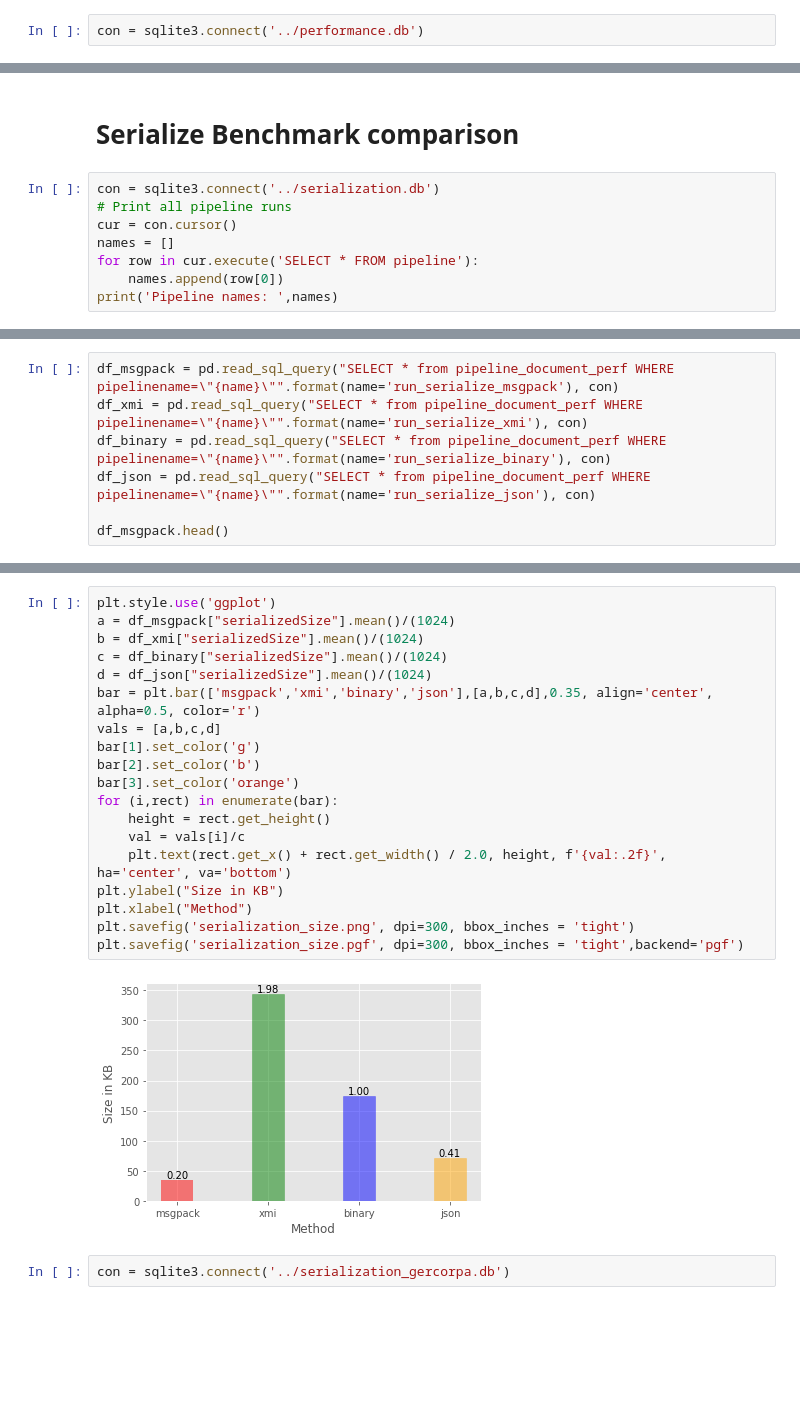
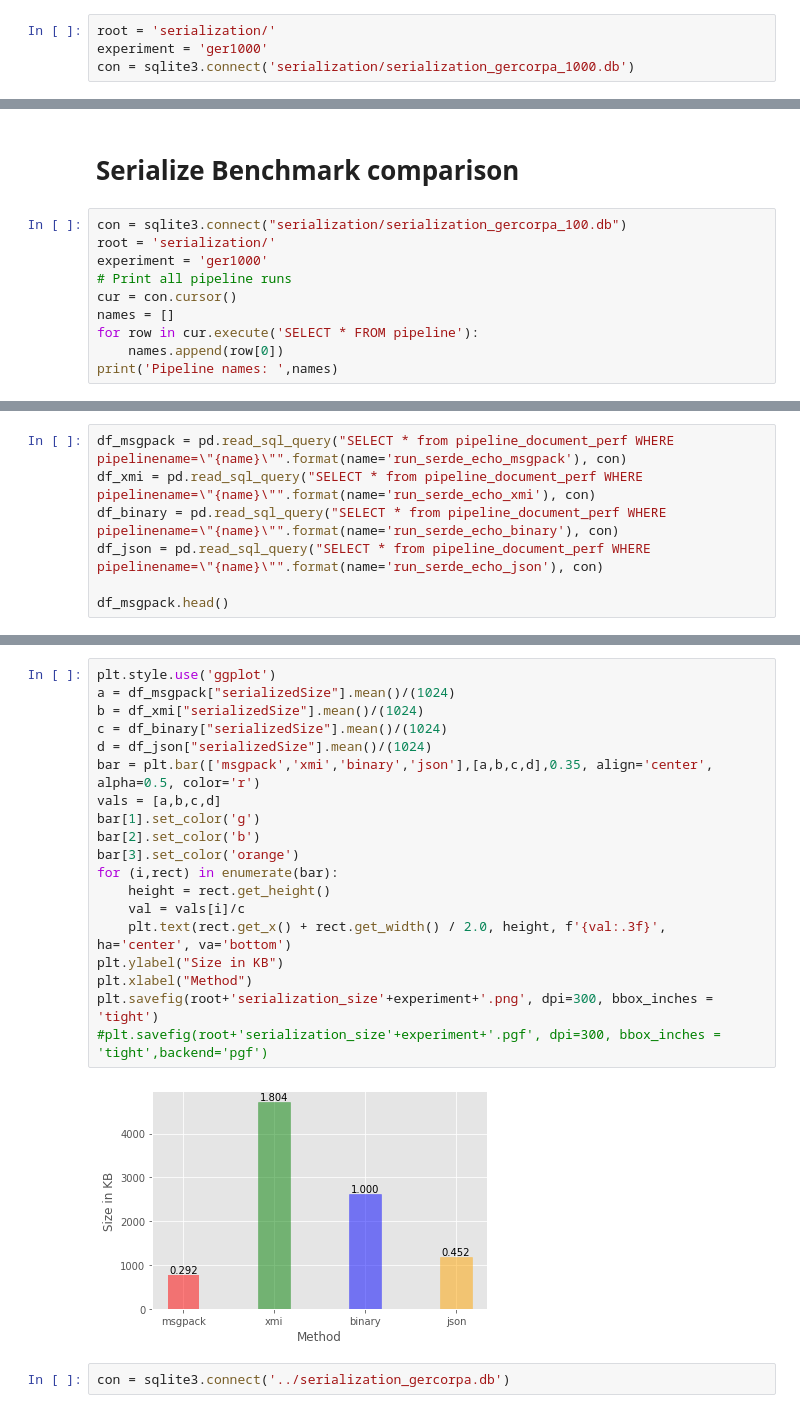
Before and after one commit to texttechnologylab/DockerUnifiedUIMAInterface, a Jupyter notebook: benchmark_containers/analysis.ipynb, the cells around one changed output, grey strips where cells are left out. Saved outputs shown, nothing was run; the diff lists cells and outputs as text; blank space fills up the shorter version.

```diff
--- a/benchmark_containers/analysis.ipynb
+++ b/benchmark_containers/analysis.ipynb
@@ -9,7 +9,9 @@ import numpy as np
 import sklearn
 import matplotlib.pyplot as plt
 # %%
-con = sqlite3.connect('../performance.db')
+root = 'serialization/'
+experiment = 'ger1000'
+con = sqlite3.connect('serialization/serialization_gercorpa_1000.db')
 # %%
 # Print all pipeline runs
 cur = con.cursor()
@@ -455,7 +449,9 @@ plt.savefig('amdahl_spacy_theory_3d_serialize_variation.pgf', dpi=300, bbox_inch
 # %% [markdown]
 # Serialize Benchmark comparison
 # %%
-con = sqlite3.connect('../serialization.db')
+con = sqlite3.connect("serialization/serialization_gercorpa_100.db")
+root = 'serialization/'
+experiment = 'ger1000'
 # Print all pipeline runs
 cur = con.cursor()
 names = []
@@ -467,8 +463,8 @@ Pipeline names:  ['run_serialize_msgpack', 'run_serialize_xmi', 'run_serialize_b
 # %%
-df_msgpack = pd.read_sql_query("SELECT * from pipeline_document_perf WHERE pipelinename=\"{name}\"".format(name='run_serialize_msgpack'), con)
-df_xmi = pd.read_sql_query("SELECT * from pipeline_document_perf WHERE pipelinename=\"{name}\"".format(name='run_serialize_xmi'), con)
-df_binary = pd.read_sql_query("SELECT * from pipeline_document_perf WHERE pipelinename=\"{name}\"".format(name='run_serialize_binary'), con)
-df_json = pd.read_sql_query("SELECT * from pipeline_document_perf WHERE pipelinename=\"{name}\"".format(name='run_serialize_json'), con)
+df_msgpack = pd.read_sql_query("SELECT * from pipeline_document_perf WHERE pipelinename=\"{name}\"".format(name='run_serde_echo_msgpack'), con)
+df_xmi = pd.read_sql_query("SELECT * from pipeline_document_perf WHERE pipelinename=\"{name}\"".format(name='run_serde_echo_xmi'), con)
+df_binary = pd.read_sql_query("SELECT * from pipeline_document_perf WHERE pipelinename=\"{name}\"".format(name='run_serde_echo_binary'), con)
+df_json = pd.read_sql_query("SELECT * from pipeline_document_perf WHERE pipelinename=\"{name}\"".format(name='run_serde_echo_json'), con)
 
 df_msgpack.head()
 # %% [output]
@@ -673,24 +669,24 @@ Root mean squared error: 1285.27
 # %%
 plt.style.use('ggplot')
 a = df_msgpack["serializedSize"].mean()/(1024)
 b = df_xmi["serializedSize"].mean()/(1024)
 c = df_binary["serializedSize"].mean()/(1024)
 d = df_json["serializedSize"].mean()/(1024)
 bar = plt.bar(['msgpack','xmi','binary','json'],[a,b,c,d],0.35, align='center', alpha=0.5, color='r')
 vals = [a,b,c,d]
 bar[1].set_color('g')
 bar[2].set_color('b')
 bar[3].set_color('orange')
 for (i,rect) in enumerate(bar):
     height = rect.get_height()
     val = vals[i]/c
-    plt.text(rect.get_x() + rect.get_width() / 2.0, height, f'{val:.2f}', ha='center', va='bottom')
+    plt.text(rect.get_x() + rect.get_width() / 2.0, height, f'{val:.3f}', ha='center', va='bottom')
 plt.ylabel("Size in KB")
 plt.xlabel("Method")
-plt.savefig('serialization_size.png', dpi=300, bbox_inches = 'tight')
-plt.savefig('serialization_size.pgf', dpi=300, bbox_inches = 'tight',backend='pgf')
+plt.savefig(root+'serialization_size'+experiment+'.png', dpi=300, bbox_inches = 'tight')
+#plt.savefig(root+'serialization_size'+experiment+'.pgf', dpi=300, bbox_inches = 'tight',backend='pgf')
 # %% [output]
-[figure, old version]
+[figure, new version]
 # %%
 con = sqlite3.connect('../serialization_gercorpa.db')
 # %%
```
Also changed, not shown: parts of 45 cells of this notebook, 23 other files.
